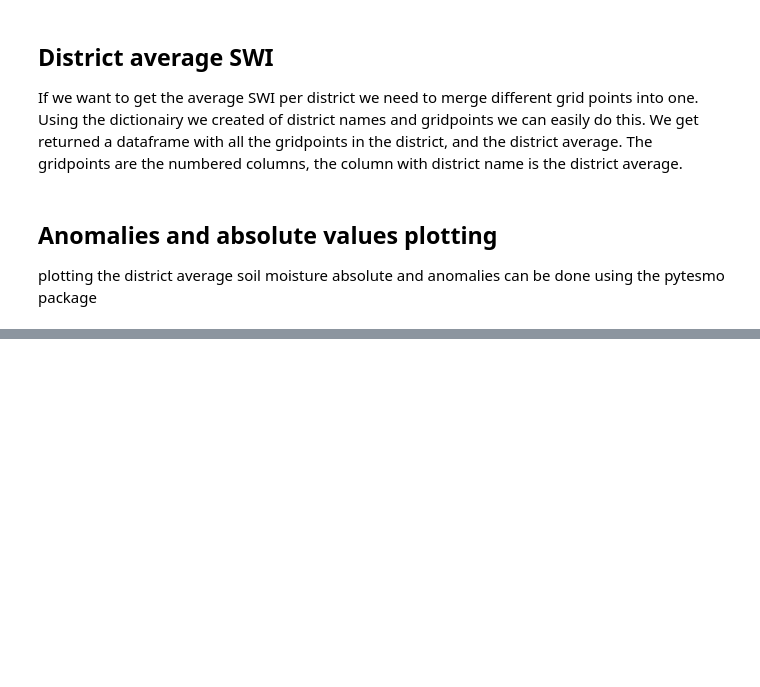
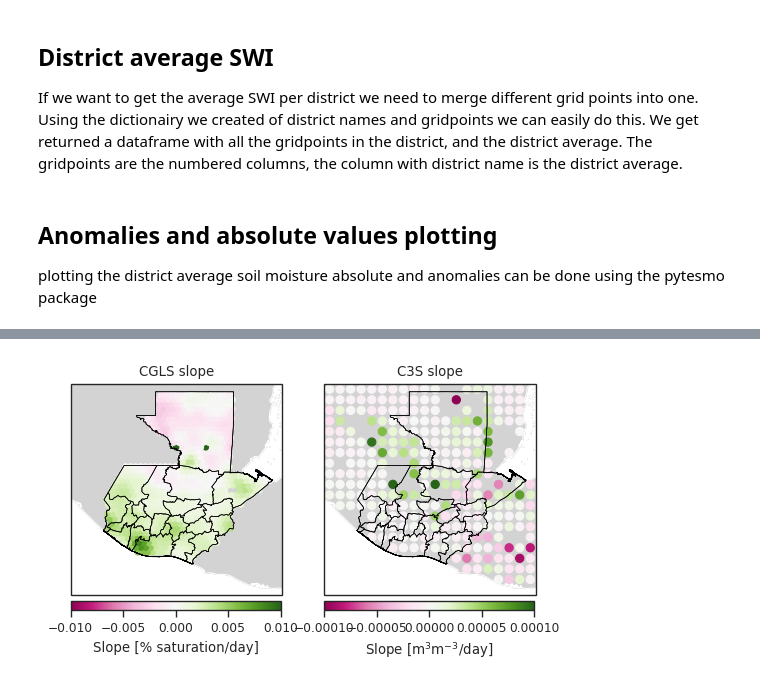
Before and after one commit to mvreugde/MiCRO, a Jupyter notebook: reading_plotting.ipynb, the cells around one changed output, grey strips where cells are left out. Cells and saved outputs as stored; diff of their text form; code cells hidden in the pictures; blank space fills up the shorter version.

```diff
--- a/reading_plotting.ipynb
+++ b/reading_plotting.ipynb
@@ -160,6 +172,0 @@ First we read chirps data per district. Next, this needs to be merged with the s
-# %%
-var='SWI_001'
-df_slope=pd.DataFrame(index=grid.activegpis, columns=['slope'])
-for gpi in df_slope.index:
-    ts = rd.read(gpi).dropna(subset=var)
-    df_slope.loc[gpi,'hsaf_slope'] = np.polyfit(ts.index.to_julian_date(), ts[var], 1)[0]
@@ -212,0 +192,66 @@ Text(0.5, 1.0, 'Alta Verapaz')
+# %%
+var='sm'
+c3s_slope=pd.DataFrame(index=grid_c3s.activegpis, columns=['c3s_slope'])
+for gpi in c3s_slope.index:
+    try:
+        lon,lat=grid_c3s.arrlon[gpi],grid_c3s.arrlat[gpi]
+        c3s_ts = c3s.sel(x=lon, y=lat).to_dataframe()
+        c3s_ts.index=c3s_ts.index.to_datetimeindex()
+        c3s_ts.loc[(c3s_ts.sm>100)|(c3s_ts.sm<0),'sm'] = np.NaN
+        c3s_ts = c3s_ts.dropna(subset='sm')['2007':'2022']
+        c3s_slope.loc[gpi,'c3s_slope'] = np.polyfit(c3s_ts.index.to_julian_date(), c3s_ts[var], 1)[0]
+    except:
+        continue
+# %%
+extent=[-93,-88,13,18]
+
+cgls_slope.loc[:,'lon']=grid.arrlon
+cgls_slope.loc[:,'lat']=grid.arrlat
+c3s_slope.loc[:,'lon']=grid_c3s.arrlon
+c3s_slope.loc[:,'lat']=grid_c3s.arrlat
+sns.set_context('paper')
+fig, (ax, ax_c3s) = plt.subplots(nrows=1,ncols=2,
+                        subplot_kw={'projection': ccrs.PlateCarree()},
+                        figsize=(6,3), sharex=True, sharey=True)
+
+ax.set_title('CGLS slope')
+ax.add_geometries(adm0_list, data_crs,
+                  edgecolor='black',linewidth=0.5, facecolor='none', alpha=1.0,zorder=2)
+ax.add_feature(cartopy.feature.NaturalEarthFeature('physical', 'land', '10m',
+                                    facecolor='lightgray'),zorder=0)
+ax.add_geometries(adm1_list, data_crs,
+                      edgecolor='black', facecolor='none', linewidth=0.5, alpha=1.0,zorder=2)
+ax.add_feature(cartopy.feature.LAND, facecolor='#aaaaaa')
+ax.set_extent(extent)
+var = cgls_slope['slope'].values
+
+sc = ax.scatter(cgls_slope['lon'], cgls_slope['lat'], c=var, zorder=1,
+                   transform=data_crs, cmap='PiYG',vmin=-0.01, vmax=0.01,s=15)
+
+cax = fig.add_axes([ax.get_position().x0, ax.get_position().y0-0.05,
+                    0.35, 0.03])
+
+cbar = fig.colorbar(sc, ax=ax, cax=cax,orientation='horizontal')
+cbar.set_label('Slope [% saturation/day]')
+
+ax_c3s.set_title('C3S slope')
+ax_c3s.add_geometries(adm0_list, data_crs,
+                  edgecolor='black',linewidth=0.5, facecolor='none', alpha=1.0,zorder=2)
+ax_c3s.add_feature(cartopy.feature.NaturalEarthFeature('physical', 'land', '10m',
+                                    facecolor='lightgray'),zorder=0)
+ax_c3s.add_geometries(adm1_list, data_crs,
+                      edgecolor='black', facecolor='none', linewidth=0.5, alpha=1.0,zorder=2)
+ax_c3s.add_feature(cartopy.feature.LAND, facecolor='#aaaaaa')
+
+var = c3s_slope['c3s_slope'].astype(float).values
+
+sc = ax_c3s.scatter(c3s_slope['lon'], c3s_slope['lat'], c=var, zorder=1,
+                   transform=data_crs, cmap='PiYG',vmin=-0.0001, vmax=0.0001,s=35)
+
+cax = fig.add_axes([ax_c3s.get_position().x0, ax_c3s.get_position().y0-0.05,
+                    0.35, 0.03])
+
+cbar = fig.colorbar(sc, ax=ax_c3s, cax=cax,orientation='horizontal')
+cbar.set_label(r'Slope [m$^3$m$^{-3}$/day]')
+# %% [output]
+[figure, added]
```
Also changed, not shown: parts of 16 cells of this notebook.
